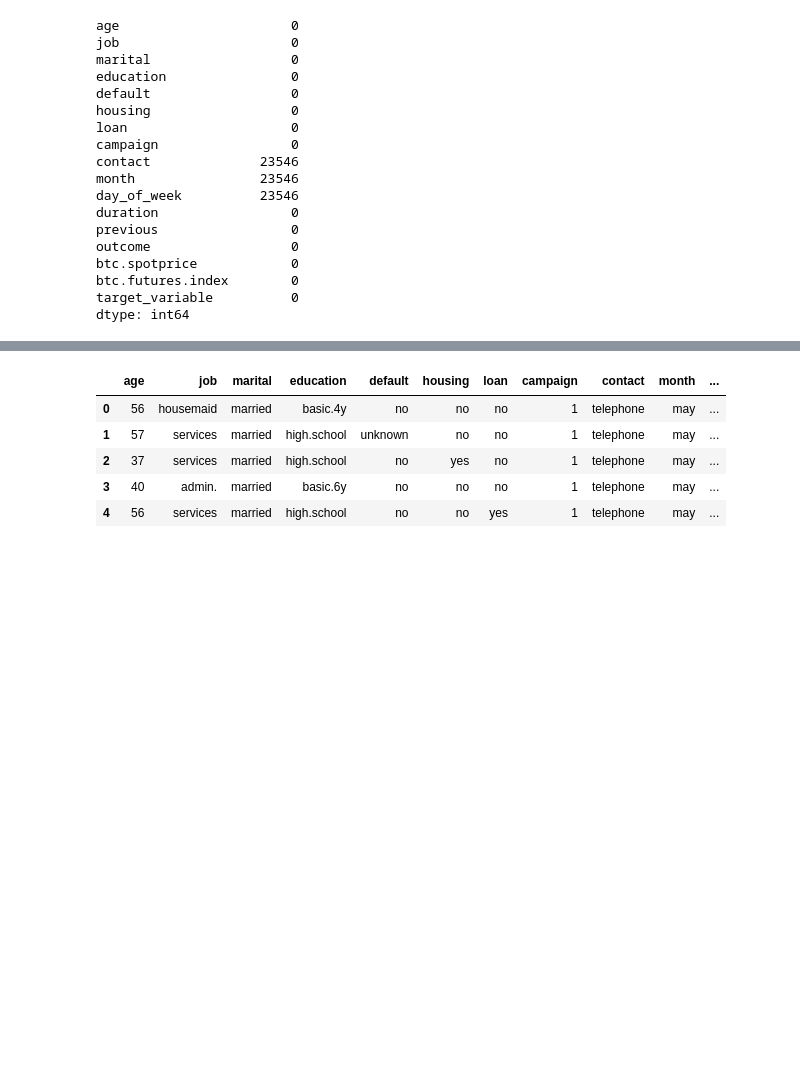
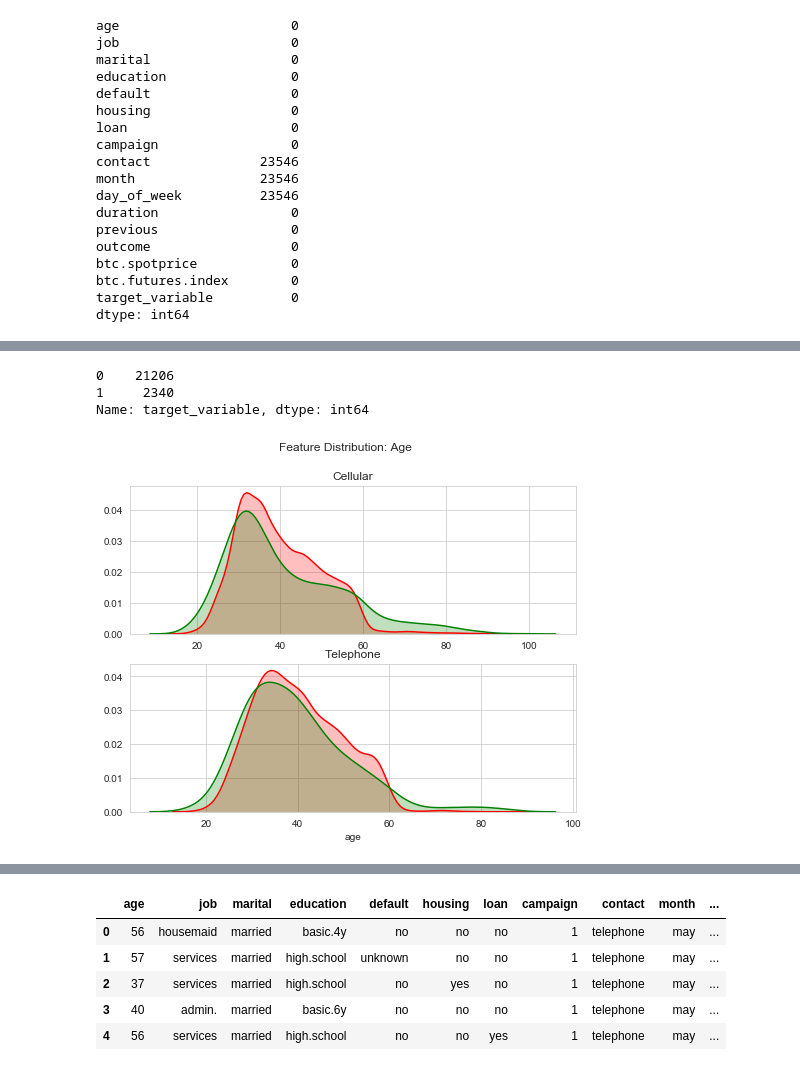
Before and after one commit to Vipul-15/marketing-data-science, a Jupyter notebook: Marketing_Datascience.ipynb, the cells around one changed output, grey strips where cells are left out. Cells and saved outputs as stored; diff of their text form; code cells hidden in the pictures; blank space fills up the shorter version.

```diff
--- a/Marketing_Datascience.ipynb
+++ b/Marketing_Datascience.ipynb
@@ -104,0 +147,7 @@ Name: target_variable, dtype: int64
+# %%
+# Checking the null value rows class distribution
+null_data.target_variable.value_counts()
+# %% [output]
+0    21206
+1     2340
+Name: target_variable, dtype: int64
@@ -105,3 +159,17 @@ Name: target_variable, dtype: int64
+# %%
+# Plotting the Age distribution across the dataset
+f, axes = plt.subplots(2, 1, figsize=(8,6), sharex=False)
+plt.suptitle('Feature Distribution: Age')
+sns.distplot(df.age[(df.contact=='cellular') & (df.target_variable==0)], hist=False, color="r", kde_kws={"shade": True}, ax=axes[0])
+sns.distplot(df.age[(df.contact=='cellular') & (df.target_variable==1)], hist=False, color="g", kde_kws={"shade": True}, ax=axes[0])
+sns.distplot(df.age[(df.contact=='telephone') & (df.target_variable==0)], hist=False, color="r", kde_kws={"shade": True}, ax=axes[1])
+sns.distplot(df.age[(df.contact=='telephone') & (df.target_variable==1)], hist=False, color="g", kde_kws={"shade": True}, ax=axes[1])
+axes[0].set_xlabel('')
+axes[0].set_title("Cellular")
+axes[1].set_title("Telephone")
+plt.show()
+# %% [output]
+[figure, added]
 # %%
 f, axes = plt.subplots(2, 1, figsize=(8,6), sharex=True)
 plt.xticks(rotation=45)
```
Also changed, not shown: parts of 26 cells of this notebook.
